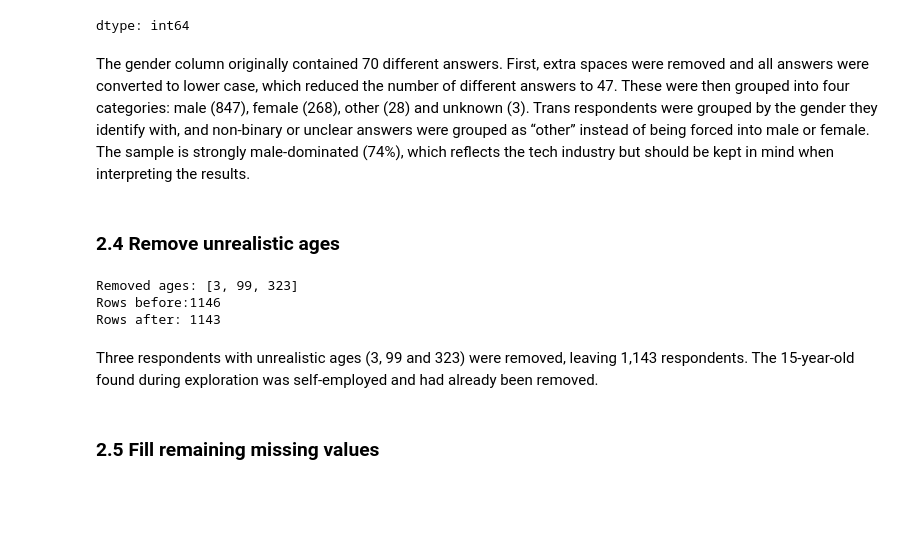
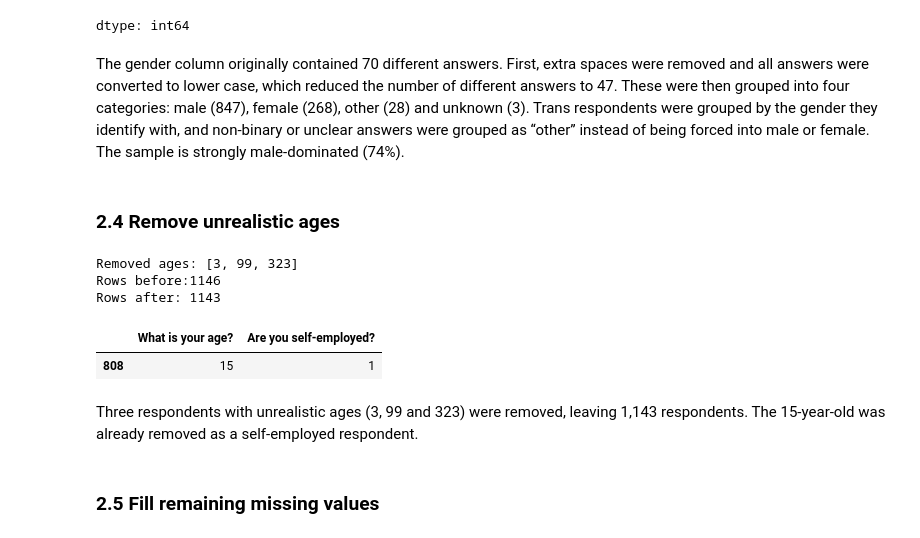
Before and after one commit to faisalhamza909-blip/mental-health-clustering-case-study-, a Jupyter notebook: mental_health_case_study.ipynb, the cells around one changed output. Saved outputs shown, nothing was run; the diff lists cells and outputs as text; code cells hidden in the pictures; blank space fills up the shorter version.

```diff
--- a/mental_health_case_study.ipynb
+++ b/mental_health_case_study.ipynb
@@ -340,23 +340,26 @@ df_clean[gender_column].value_counts()
 | unknown | 3 |
 dtype: int64
 # %% [markdown]
-The gender column originally contained 70 different answers. First, extra spaces were removed and all answers were converted to lower case, which reduced the number of different answers to 47. These were then grouped into four categories: male (847), female (268), other (28) and unknown (3). Trans respondents were grouped by the gender they identify with, and non-binary or unclear answers were grouped as “other” instead of being forced into male or female. The sample is strongly male-dominated (74%), which reflects the tech industry but should be kept in mind when interpreting the results.
+The gender column originally contained 70 different answers. First, extra spaces were removed and all answers were converted to lower case, which reduced the number of different answers to 47. These were then grouped into four categories: male (847), female (268), other (28) and unknown (3). Trans respondents were grouped by the gender they identify with, and non-binary or unclear answers were grouped as “other” instead of being forced into male or female. The sample is strongly male-dominated (74%).
 # %% [markdown]
 ### 2.4 Remove unrealistic ages
 # %%
 age_column = "What is your age?"
 realistic_age = (df_clean[age_column]>=16) & (df_clean[age_column]<=75)
 unrealistic_rows = df_clean[~realistic_age]
 print(f"Removed ages: {sorted(unrealistic_rows[age_column])}")
 print(f"Rows before:{len(df_clean)}")
 df_clean = df_clean[realistic_age].copy()
 print(f"Rows after: {len(df_clean)}")
+df.loc[df["What is your age?"] == 15, ["What is your age?", "Are you self-employed?"]]
 # %% [output]
 Removed ages: [3, 99, 323]
 Rows before:1146
 Rows after: 1143
+|  | What is your age? | Are you self-employed? |
+| 808 | 15 | 1 |
 # %% [markdown]
-Three respondents with unrealistic ages (3, 99 and 323) were removed, leaving 1,143 respondents. The 15-year-old found during exploration was self-employed and had already been removed.
+Three respondents with unrealistic ages (3, 99 and 323) were removed, leaving 1,143 respondents. The 15-year-old was already removed as a self-employed respondent.
 # %% [markdown]
 ### 2.5 Fill remaining missing values
 # %%
```
Also changed, not shown: parts of 18 cells of this notebook.
